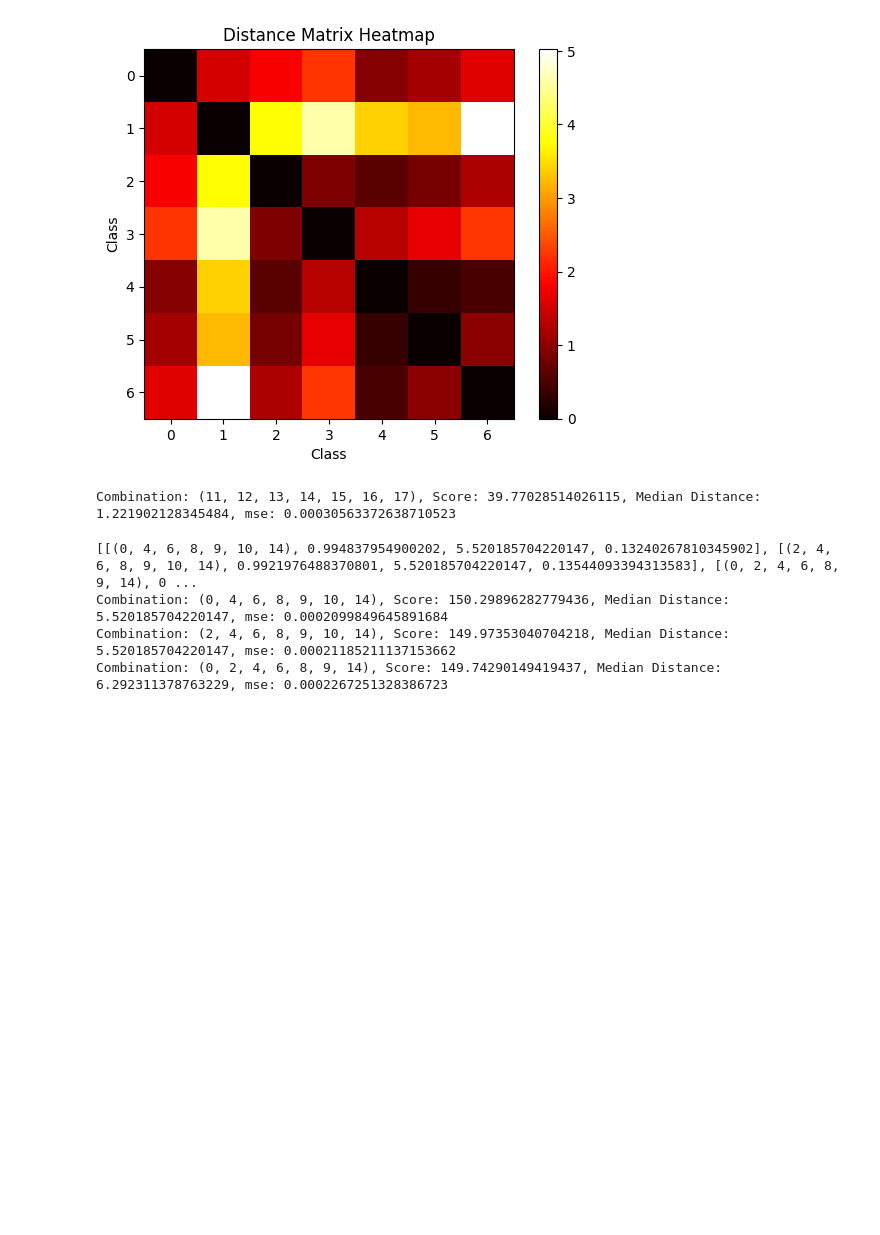
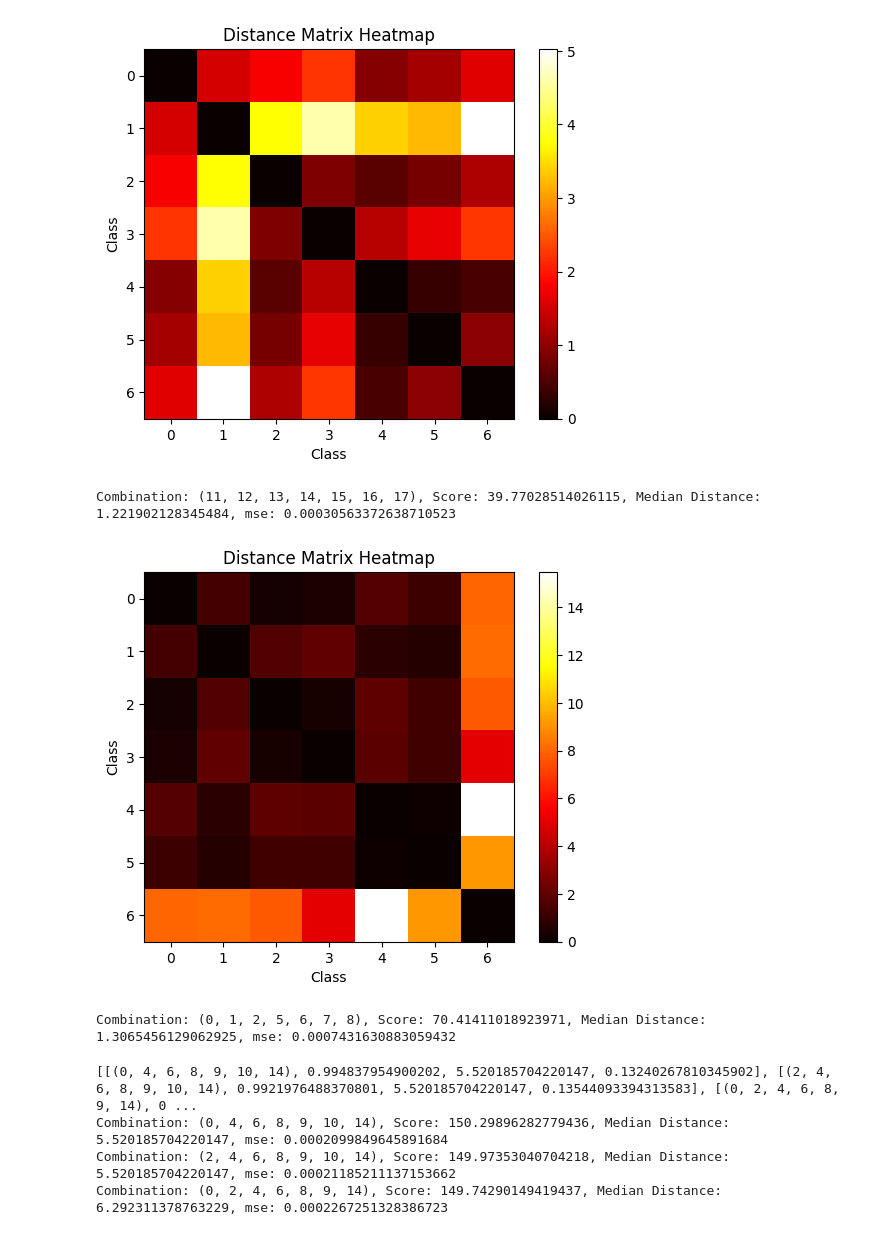
Before and after one commit to franzhd/snntorch_network, a Jupyter notebook: notebook/KDE_metrics.ipynb, the cells around one changed output. Saved outputs shown, nothing was run; the diff lists cells and outputs as text; code cells hidden in the pictures; blank space fills up the shorter version.

Commit message:
visualize better the last results

```diff
--- a/notebook/KDE_metrics.ipynb
+++ b/notebook/KDE_metrics.ipynb
@@ -284,6 +284,14 @@ search_combination(separability_scores, (11, 12, 13, 14, 15, 16, 17))
 # %% [output]
 [figure]
 Combination: (11, 12, 13, 14, 15, 16, 17), Score: 39.77028514026115, Median Distance: 1.221902128345484, mse: 0.00030563372638710523
+# %%
+
+#combinazione peggiore
+distance_matrix_subset(distance_matrix_subset_0, [0, 1, 2, 5, 6, 7, 8])
+search_combination(separability_scores, (0, 1, 2, 5, 6, 7, 8))
+# %% [output]
+[figure, added]
+Combination: (0, 1, 2, 5, 6, 7, 8), Score: 70.41411018923971, Median Distance: 1.3065456129062925, mse: 0.0007431630883059432
 # %%
 def standardize_scores_range(separability_scores):
     score_sum = [x[1] for x in separability_scores]
```
Also changed, not shown: parts of 5 cells of this notebook.
